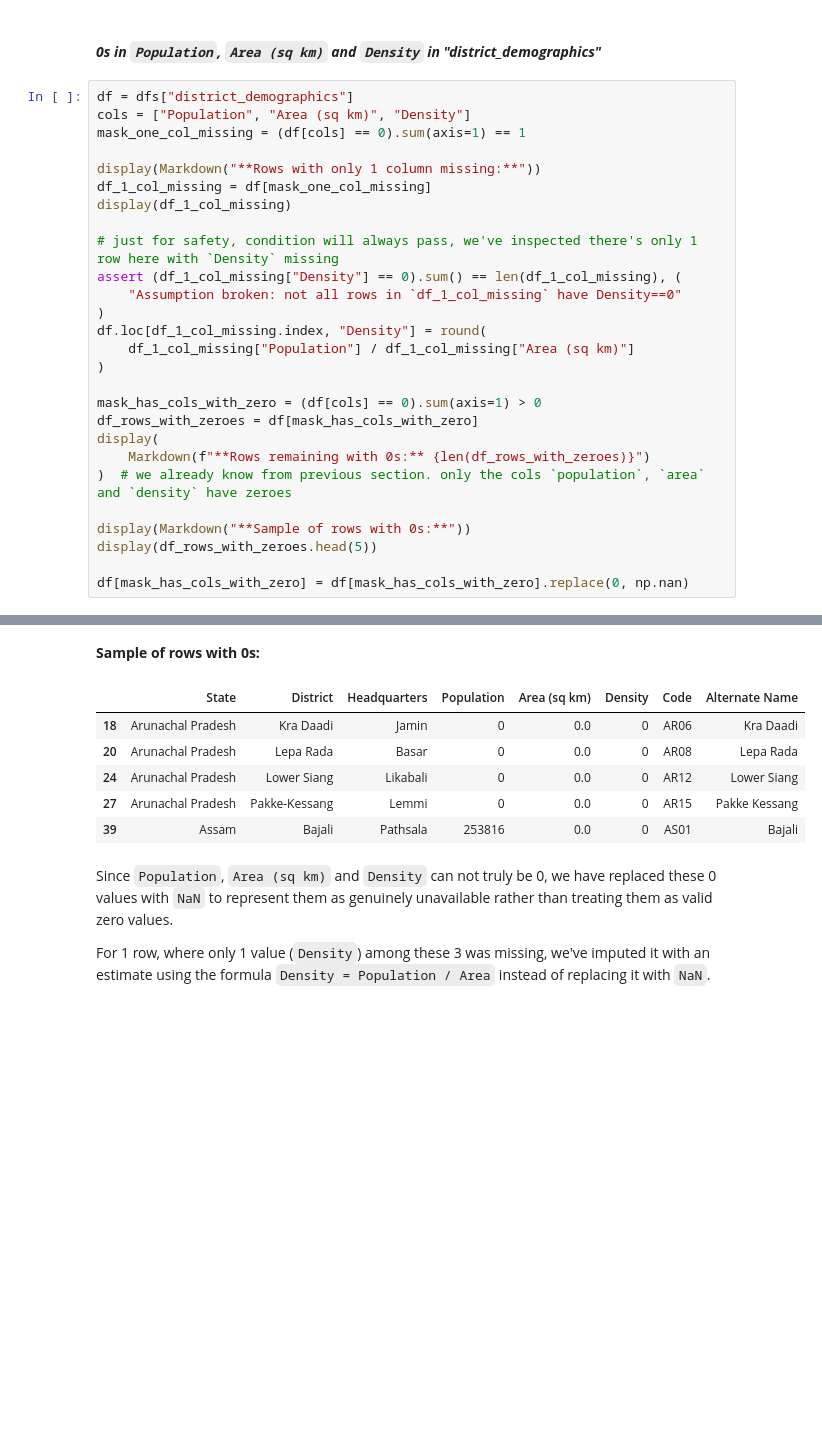
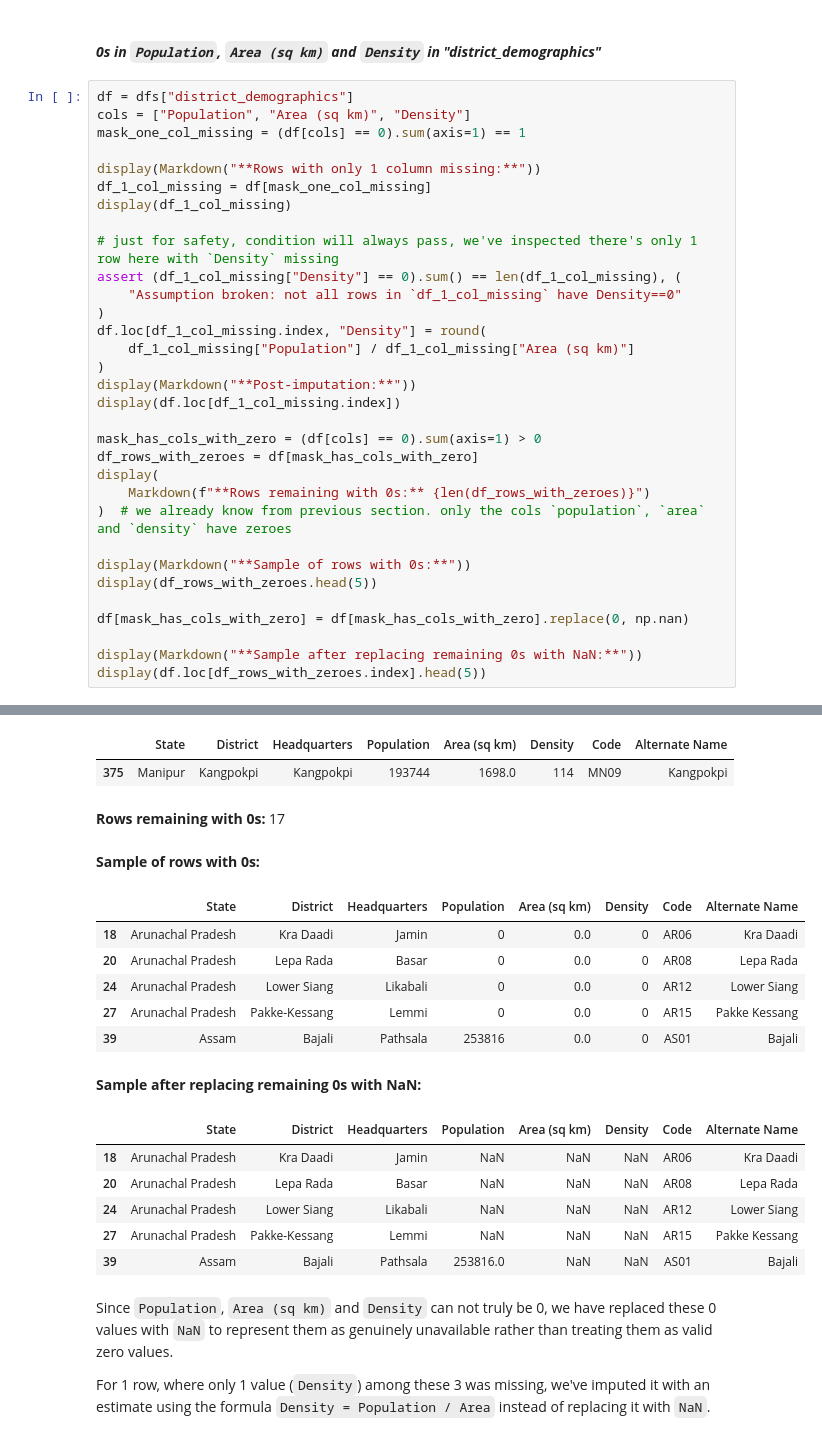
Before and after one commit to chetanchandel31/da_phone_pe, a Jupyter notebook: notebooks/01_phone_pe_analysis.ipynb, the cells around one changed output, grey strips where cells are left out. Saved outputs shown, nothing was run; the diff lists cells and outputs as text; blank space fills up the shorter version.

```diff
--- a/notebooks/01_phone_pe_analysis.ipynb
+++ b/notebooks/01_phone_pe_analysis.ipynb
@@ -624,6 +624,8 @@ assert (df_1_col_missing["Density"] == 0).sum() == len(df_1_col_missing), (
 df.loc[df_1_col_missing.index, "Density"] = round(
     df_1_col_missing["Population"] / df_1_col_missing["Area (sq km)"]
 )
+display(Markdown("**Post-imputation:**"))
+display(df.loc[df_1_col_missing.index])
 
 mask_has_cols_with_zero = (df[cols] == 0).sum(axis=1) > 0
 df_rows_with_zeroes = df[mask_has_cols_with_zero]
@@ -635,6 +637,9 @@ display(Markdown("**Sample of rows with 0s:**"))
 display(df_rows_with_zeroes.head(5))
 
 df[mask_has_cols_with_zero] = df[mask_has_cols_with_zero].replace(0, np.nan)
+
+display(Markdown("**Sample after replacing remaining 0s with NaN:**"))
+display(df.loc[df_rows_with_zeroes.index].head(5))
 # %% [output]
 **Rows with only 1 column missing:**
 |  | State | District | Headquarters | Population | Area (sq km) | Density | Code | Alternate Name |
@@ -643,10 +648,20 @@ df[mask_has_cols_with_zero] = df[mask_has_cols_with_zero].replace(0, np.nan)
+|  | State | District | Headquarters | Population | Area (sq km) | Density | Code | Alternate Name |
+| 375 | Manipur | Kangpokpi | Kangpokpi | 193744 | 1698.0 | 114 | MN09 | Kangpokpi |
-**Sample of rows with 0s:**
+**Rows remaining with 0s:** 17
-|  | State | District | Headquarters | Population | Area (sq km) | Density | Code | Alternate Name |
-| 18 | Arunachal Pradesh | Kra Daadi | Jamin | 0 | 0.0 | 0 | AR06 | Kra Daadi |
-| 20 | Arunachal Pradesh | Lepa Rada | Basar | 0 | 0.0 | 0 | AR08 | Lepa Rada |
-| 24 | Arunachal Pradesh | Lower Siang | Likabali | 0 | 0.0 | 0 | AR12 | Lower Siang |
-| 27 | Arunachal Pradesh | Pakke-Kessang | Lemmi | 0 | 0.0 | 0 | AR15 | Pakke Kessang |
-| 39 | Assam | Bajali | Pathsala | 253816 | 0.0 | 0 | AS01 | Bajali |
+**Sample of rows with 0s:**
+|  | State | District | Headquarters | Population | Area (sq km) | Density | Code | Alternate Name |
+| 18 | Arunachal Pradesh | Kra Daadi | Jamin | 0 | 0.0 | 0 | AR06 | Kra Daadi |
+| 20 | Arunachal Pradesh | Lepa Rada | Basar | 0 | 0.0 | 0 | AR08 | Lepa Rada |
+| 24 | Arunachal Pradesh | Lower Siang | Likabali | 0 | 0.0 | 0 | AR12 | Lower Siang |
+| 27 | Arunachal Pradesh | Pakke-Kessang | Lemmi | 0 | 0.0 | 0 | AR15 | Pakke Kessang |
+| 39 | Assam | Bajali | Pathsala | 253816 | 0.0 | 0 | AS01 | Bajali |
+**Sample after replacing remaining 0s with NaN:**
+|  | State | District | Headquarters | Population | Area (sq km) | Density | Code | Alternate Name |
+| 18 | Arunachal Pradesh | Kra Daadi | Jamin | NaN | NaN | NaN | AR06 | Kra Daadi |
+| 20 | Arunachal Pradesh | Lepa Rada | Basar | NaN | NaN | NaN | AR08 | Lepa Rada |
+| 24 | Arunachal Pradesh | Lower Siang | Likabali | NaN | NaN | NaN | AR12 | Lower Siang |
+| 27 | Arunachal Pradesh | Pakke-Kessang | Lemmi | NaN | NaN | NaN | AR15 | Pakke Kessang |
+| 39 | Assam | Bajali | Pathsala | 253816.0 | NaN | NaN | AS01 | Bajali |
 # %% [markdown]
 Since `Population`, `Area (sq km)` and `Density` can not truly be 0, we have replaced these 0 values with `NaN` to represent them as genuinely unavailable rather than treating them as valid zero values.
 
```
Also changed, not shown: parts of 16 cells of this notebook.
